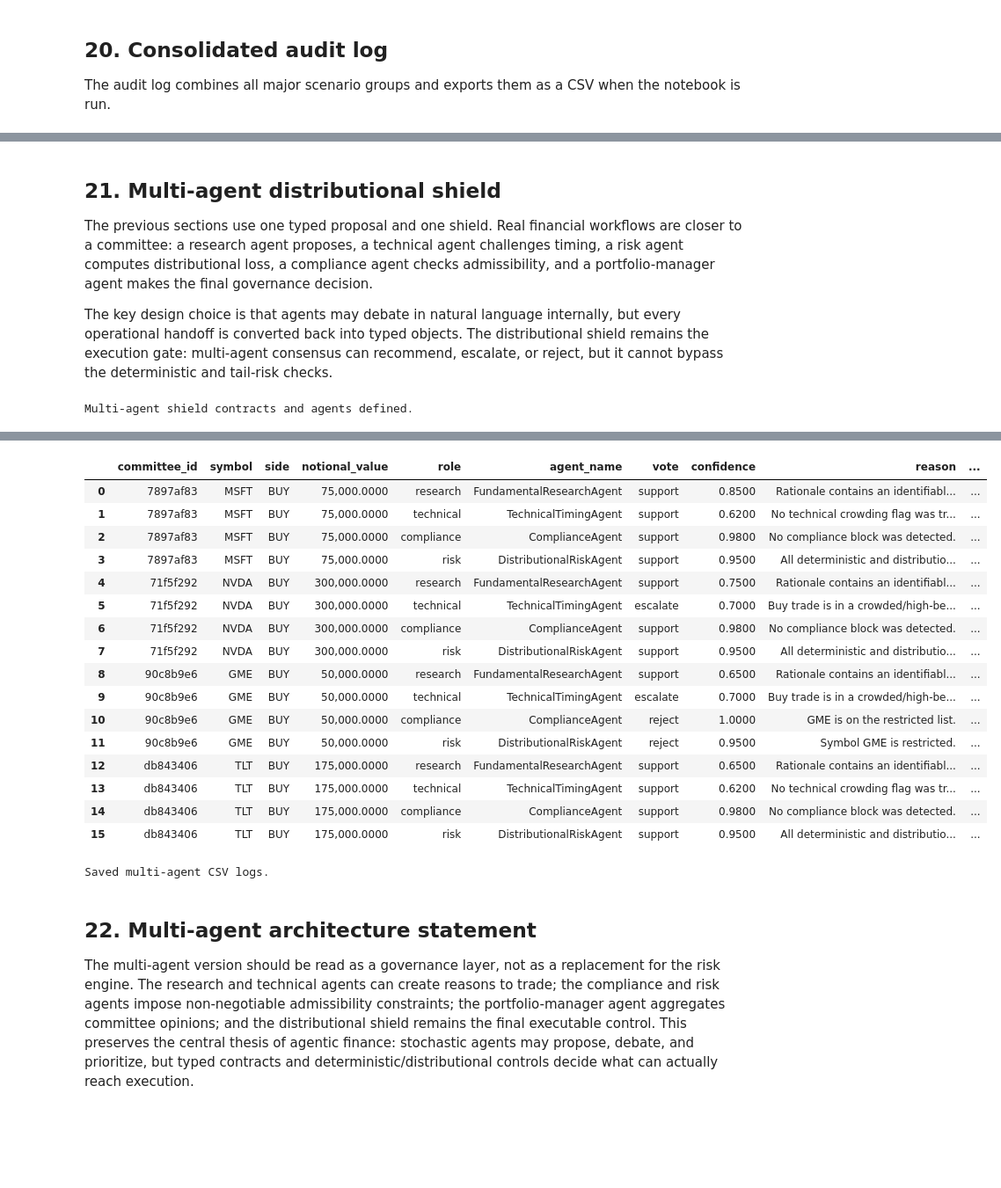
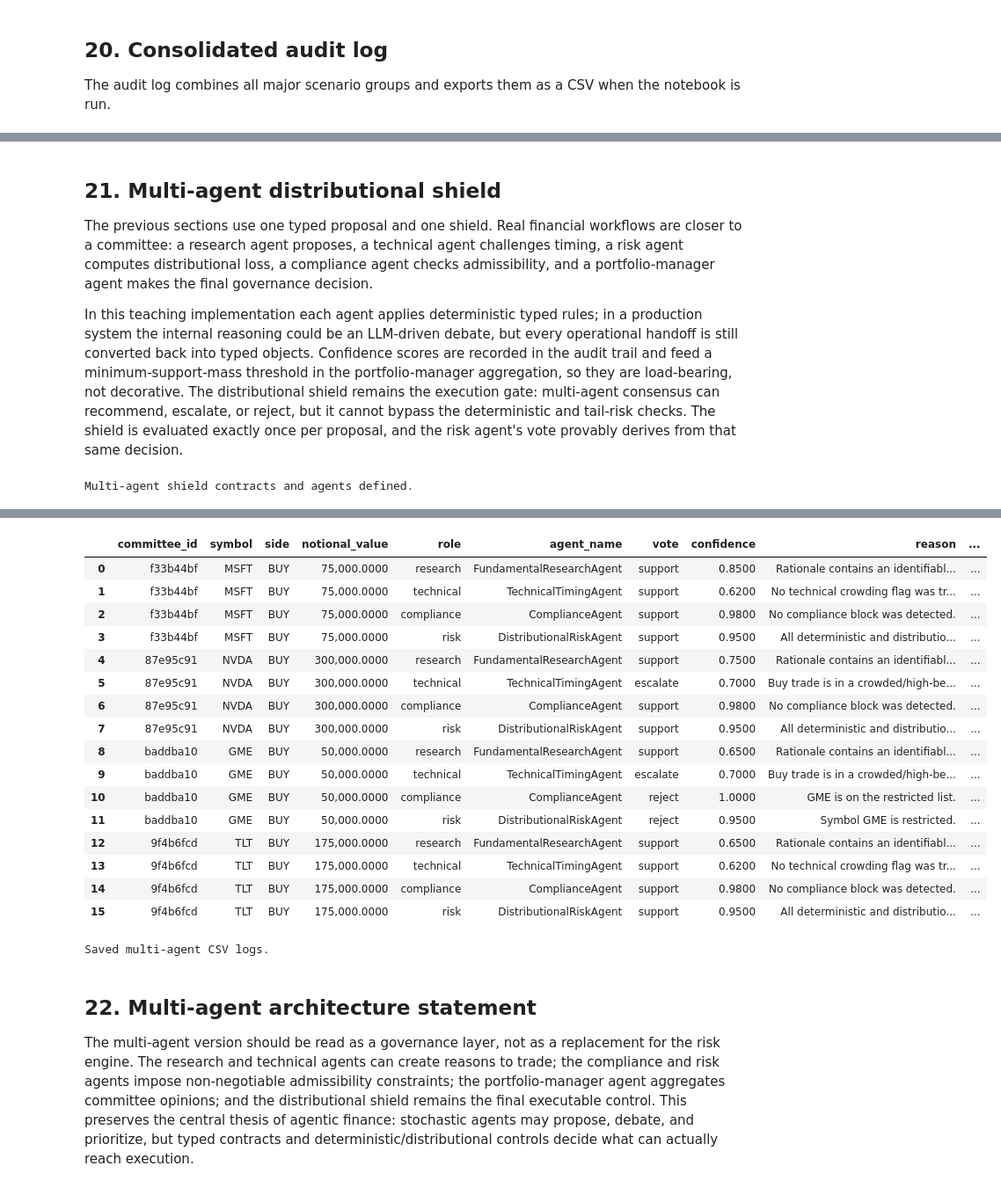
Before and after one commit to Davidpazn/agentic-finance-distributional-shield, a Jupyter notebook: notebooks/Agentic_Finance_Giant_Distributional_Shield_Agent_Negotiator.ipynb, the cells around one changed output, grey strips where cells are left out. Shown at 88% size. Drawn from its saved outputs; the diff is of its cells as text; code cells hidden in the pictures; blank space fills up the shorter version.

```diff
--- a/notebooks/Agentic_Finance_Giant_Distributional_Shield_Agent_Negotiator.ipynb
+++ b/notebooks/Agentic_Finance_Giant_Distributional_Shield_Agent_Negotiator.ipynb
@@ -708,6 +782,10 @@ def decision_to_row(decision: DistributionalShieldDecision) -> dict[str, Any]:
             "Stress_label": report.stress_label,
             "Distribution": report.diagnostics.get("distribution"),
             "Stress_multiplier": report.diagnostics.get("stress_multiplier"),
+            "Policy_name": report.diagnostics.get("policy_name"),
+            "Loss_limit": report.diagnostics.get("loss_limit"),
+            "Max_VaR_95_limit": report.diagnostics.get("max_var_95"),
+            "Max_CVaR_95_limit": report.diagnostics.get("max_cvar_95"),
         })
     return row
 
@@ -1151,7 +1228,7 @@ concentration_trade = ProposedAction(
 )
 
 # Long-only: selling more TSLA than held creates a short position.
-long_only_policy = policy.model_copy(update = {"name": "Long-only policy", "long_only": True})
+long_only_policy = policy.model_copy(update = {"name": "Long-only policy", "long_only": True}, deep = True)
 long_only_shield = DistributionalRiskShield(policy = long_only_policy, n_simulations = 25_000, random_seed = 7)
 long_only_trade = ProposedAction(
     symbol = "TSLA",
@@ -1178,7 +1255,7 @@ gross_policy = policy.model_copy(update = {
     "name": "Gross exposure demo policy",
     "desk_risk_limit": 4_000_000.0,
     "max_gross_exposure_multiple": 1.60,
-})
+}, deep = True)
 gross_shield = DistributionalRiskShield(policy = gross_policy, n_simulations = 25_000, random_seed = 7)
 gross_trade = ProposedAction(
     symbol = "TLT",
@@ -1546,7 +1631,7 @@ stress_trade = ProposedAction(
 
 base_shield = DistributionalRiskShield(
     policy = policy,
-    n_simulations = 25_000,
+    n_simulations = 100_000,
     random_seed = 123,
     distribution = "normal",
     stress_multiplier = 1.0,
@@ -1555,7 +1640,7 @@ base_shield = DistributionalRiskShield(
 
 crisis_shield = DistributionalRiskShield(
     policy = policy,
-    n_simulations = 25_000,
+    n_simulations = 100_000,
     random_seed = 123,
     distribution = "normal",
     stress_multiplier = 4.0,
@@ -1564,7 +1649,7 @@ crisis_shield = DistributionalRiskShield(
 
 heavy_tail_shield = DistributionalRiskShield(
     policy = policy,
-    n_simulations = 25_000,
+    n_simulations = 100_000,
     random_seed = 123,
     distribution = "student_t",
     student_t_df = 4,
@@ -1726,7 +1818,7 @@ Audit log exported to agentic_finance_giant_notebook_audit_log.csv
 
 The previous sections use one typed proposal and one shield. Real financial workflows are closer to a committee: a research agent proposes, a technical agent challenges timing, a risk agent computes distributional loss, a compliance agent checks admissibility, and a portfolio-manager agent makes the final governance decision.
 
-The key design choice is that agents may debate in natural language internally, but every operational handoff is converted back into typed objects. The distributional shield remains the execution gate: multi-agent consensus can recommend, escalate, or reject, but it cannot bypass the deterministic and tail-risk checks.
+In this teaching implementation each agent applies deterministic typed rules; in a production system the internal reasoning could be an LLM-driven debate, but every operational handoff is still converted back into typed objects. Confidence scores are recorded in the audit trail and feed a minimum-support-mass threshold in the portfolio-manager aggregation, so they are load-bearing, not decorative. The distributional shield remains the execution gate: multi-agent consensus can recommend, escalate, or reject, but it cannot bypass the deterministic and tail-risk checks. The shield is evaluated exactly once per proposal, and the risk agent's vote provably derives from that same decision.
 # %%
 class AgentRole(str, Enum):
     RESEARCH = "research"
@@ -1813,8 +1905,15 @@ class RiskAgent:
     def __init__(self, shield: DistributionalRiskShield):
         self.shield = shield
 
-    def review(self, proposal: ProposedAction, portfolio_state: PortfolioState) -> AgentOpinion:
-        decision = self.shield.evaluate(proposal, portfolio_state)
+    def review(
+        self,
+        proposal: ProposedAction,
+        portfolio_state: PortfolioState,
+        shield_decision: Optional[DistributionalShieldDecision] = None,
+    ) -> AgentOpinion:
+        # The orchestrator passes in the already-computed shield decision so the
+        # Monte Carlo simulation runs once and the vote derives from that decision.
+        decision = shield_decision if shield_decision is not None else self.shield.evaluate(proposal, portfolio_state)
         if decision.status == "allow":
             vote = AgentVote.SUPPORT
         elif decision.status == "escalate":
@@ -1892,10 +1991,13 @@ class PortfolioManagerAgent:
             return "reject", "At least one hard gate rejected the action; the committee fails closed."
         if AgentVote.ESCALATE in votes or shield_decision.status == "escalate":
             return "escalate", "The action is not blocked, but one or more agents require human PM review."
-        support_count = sum(vote == AgentVote.SUPPORT for vote in votes)
-        if support_count >= 3 and shield_decision.status == "allow":
+        support_opinions = [opinion for opinion in opinions if opinion.vote == AgentVote.SUPPORT]
+        support_count = len(support_opinions)
+        # Confidence is load-bearing: three lukewarm supporters are not enough.
+        support_confidence_mass = sum(opinion.confidence for opinion in support_opinions)
+        if support_count >= 3 and support_confidence_mass >= 2.0 and shield_decision.status == "allow":
             return "allow", "Committee support and distributional shield approval are aligned."
-        return "escalate", "The committee did not reach enough positive support for automatic execution."
+        return "escalate", "The committee did not reach enough confident support for automatic execution."
 
 
 class MultiAgentShieldOrchestrator:
@@ -1909,13 +2011,14 @@ class MultiAgentShieldOrchestrator:
 
     def evaluate(self, proposal: ProposedAction, portfolio_state: PortfolioState) -> MultiAgentDecision:
         committee_id = str(uuid.uuid4())[:8]
+        # The shield is evaluated exactly once; the risk agent votes on that decision.
+        shield_decision = self.shield.evaluate(proposal, portfolio_state)
         opinions = [
             self.research_agent.review(proposal, portfolio_state),
             self.technical_agent.review(proposal, portfolio_state),
             self.compliance_agent.review(proposal, portfolio_state),
-            self.risk_agent.review(proposal, portfolio_state),
+            self.risk_agent.review(proposal, portfolio_state, shield_decision = shield_decision),
         ]
-        shield_decision = self.shield.evaluate(proposal, portfolio_state)
         consensus_status, consensus_reason = self.pm_agent.aggregate(
             proposal = proposal,
             opinions = opinions,
@@ -1979,6 +2082,8 @@ def multiagent_decision_to_row(decision: MultiAgentDecision) -> dict[str, Any]:
         "final_reason": decision.final_reason,
         "shield_status": decision.shield_decision.status,
         "shield_reason": decision.shield_decision.reason,
+        "shield_audit_id": decision.shield_decision.audit_id,
+        "shield_rules": shield_row.get("rules"),
         "VaR_95": shield_row.get("VaR_95"),
         "CVaR_95": shield_row.get("CVaR_95"),
         "P_loss_gt_limit": shield_row.get("P_loss_gt_limit"),
@@ -2084,20 +2189,20 @@ Agent votes: research=support, technical=support, compliance=support, risk=suppo
 |  | committee_id | symbol | side | notional_value | role | agent_name | vote | confidence | reason | ... |
-| 0 | 7897af83 | MSFT | BUY | 75,000.0000 | research | FundamentalResearchAgent | support | 0.8500 | Rationale contains an identifiabl... | ... |
-| 1 | 7897af83 | MSFT | BUY | 75,000.0000 | technical | TechnicalTimingAgent | support | 0.6200 | No technical crowding flag was tr... | ... |
-| 2 | 7897af83 | MSFT | BUY | 75,000.0000 | compliance | ComplianceAgent | support | 0.9800 | No compliance block was detected. | ... |
-| 3 | 7897af83 | MSFT | BUY | 75,000.0000 | risk | DistributionalRiskAgent | support | 0.9500 | All deterministic and distributio... | ... |
-| 4 | 71f5f292 | NVDA | BUY | 300,000.0000 | research | FundamentalResearchAgent | support | 0.7500 | Rationale contains an identifiabl... | ... |
-| 5 | 71f5f292 | NVDA | BUY | 300,000.0000 | technical | TechnicalTimingAgent | escalate | 0.7000 | Buy trade is in a crowded/high-be... | ... |
-| 6 | 71f5f292 | NVDA | BUY | 300,000.0000 | compliance | ComplianceAgent | support | 0.9800 | No compliance block was detected. | ... |
-| 7 | 71f5f292 | NVDA | BUY | 300,000.0000 | risk | DistributionalRiskAgent | support | 0.9500 | All deterministic and distributio... | ... |
-| 8 | 90c8b9e6 | GME | BUY | 50,000.0000 | research | FundamentalResearchAgent | support | 0.6500 | Rationale contains an identifiabl... | ... |
-| 9 | 90c8b9e6 | GME | BUY | 50,000.0000 | technical | TechnicalTimingAgent | escalate | 0.7000 | Buy trade is in a crowded/high-be... | ... |
-| 10 | 90c8b9e6 | GME | BUY | 50,000.0000 | compliance | ComplianceAgent | reject | 1.0000 | GME is on the restricted list. | ... |
-| 11 | 90c8b9e6 | GME | BUY | 50,000.0000 | risk | DistributionalRiskAgent | reject | 0.9500 | Symbol GME is restricted. | ... |
-| 12 | db843406 | TLT | BUY | 175,000.0000 | research | FundamentalResearchAgent | support | 0.6500 | Rationale contains an identifiabl... | ... |
-| 13 | db843406 | TLT | BUY | 175,000.0000 | technical | TechnicalTimingAgent | support | 0.6200 | No technical crowding flag was tr... | ... |
-| 14 | db843406 | TLT | BUY | 175,000.0000 | compliance | ComplianceAgent | support | 0.9800 | No compliance block was detected. | ... |
-| 15 | db843406 | TLT | BUY | 175,000.0000 | risk | DistributionalRiskAgent | support | 0.9500 | All deterministic and distributio... | ... |
+| 0 | f33b44bf | MSFT | BUY | 75,000.0000 | research | FundamentalResearchAgent | support | 0.8500 | Rationale contains an identifiabl... | ... |
+| 1 | f33b44bf | MSFT | BUY | 75,000.0000 | technical | TechnicalTimingAgent | support | 0.6200 | No technical crowding flag was tr... | ... |
+| 2 | f33b44bf | MSFT | BUY | 75,000.0000 | compliance | ComplianceAgent | support | 0.9800 | No compliance block was detected. | ... |
+| 3 | f33b44bf | MSFT | BUY | 75,000.0000 | risk | DistributionalRiskAgent | support | 0.9500 | All deterministic and distributio... | ... |
+| 4 | 87e95c91 | NVDA | BUY | 300,000.0000 | research | FundamentalResearchAgent | support | 0.7500 | Rationale contains an identifiabl... | ... |
+| 5 | 87e95c91 | NVDA | BUY | 300,000.0000 | technical | TechnicalTimingAgent | escalate | 0.7000 | Buy trade is in a crowded/high-be... | ... |
+| 6 | 87e95c91 | NVDA | BUY | 300,000.0000 | compliance | ComplianceAgent | support | 0.9800 | No compliance block was detected. | ... |
+| 7 | 87e95c91 | NVDA | BUY | 300,000.0000 | risk | DistributionalRiskAgent | support | 0.9500 | All deterministic and distributio... | ... |
+| 8 | baddba10 | GME | BUY | 50,000.0000 | research | FundamentalResearchAgent | support | 0.6500 | Rationale contains an identifiabl... | ... |
+| 9 | baddba10 | GME | BUY | 50,000.0000 | technical | TechnicalTimingAgent | escalate | 0.7000 | Buy trade is in a crowded/high-be... | ... |
+| 10 | baddba10 | GME | BUY | 50,000.0000 | compliance | ComplianceAgent | reject | 1.0000 | GME is on the restricted list. | ... |
+| 11 | baddba10 | GME | BUY | 50,000.0000 | risk | DistributionalRiskAgent | reject | 0.9500 | Symbol GME is restricted. | ... |
+| 12 | 9f4b6fcd | TLT | BUY | 175,000.0000 | research | FundamentalResearchAgent | support | 0.6500 | Rationale contains an identifiabl... | ... |
+| 13 | 9f4b6fcd | TLT | BUY | 175,000.0000 | technical | TechnicalTimingAgent | support | 0.6200 | No technical crowding flag was tr... | ... |
+| 14 | 9f4b6fcd | TLT | BUY | 175,000.0000 | compliance | ComplianceAgent | support | 0.9800 | No compliance block was detected. | ... |
+| 15 | 9f4b6fcd | TLT | BUY | 175,000.0000 | risk | DistributionalRiskAgent | support | 0.9500 | All deterministic and distributio... | ... |
 Saved multi-agent CSV logs.
 # %% [markdown]
 ## 22. Multi-agent architecture statement
```
Also changed, not shown: parts of 20 cells of this notebook, 12 other files.
